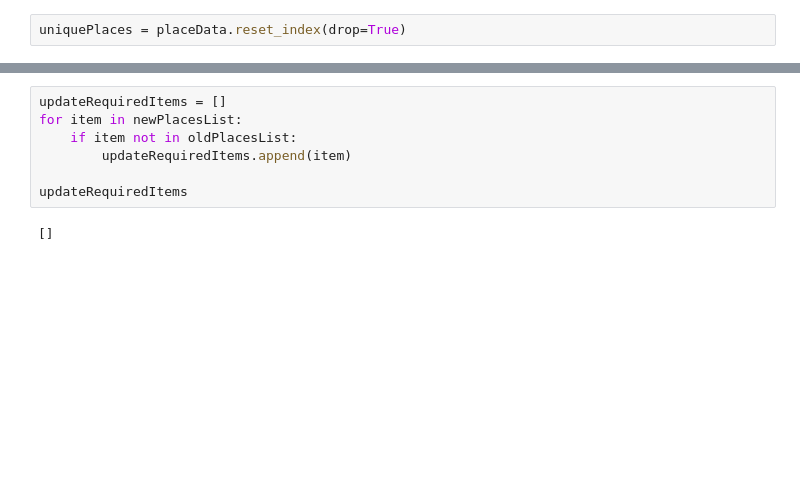
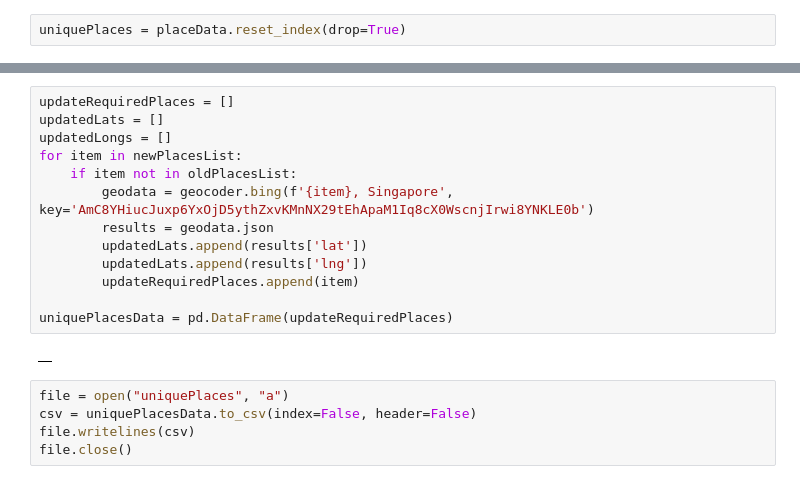
Before and after one commit to AryaVatsa/Daily-Dengue-Cluster-Data-, a Jupyter notebook: Dengue/coord.ipynb, the cells around one changed output, grey strips where cells are left out. Drawn from its saved outputs; the diff is of its cells as text; blank space fills up the shorter version.

```diff
--- a/Dengue/coord.ipynb
+++ b/Dengue/coord.ipynb
@@ -134,9 +136,20 @@ newPlacesList
-# %%
-updateRequiredItems = []
-for item in newPlacesList:
-    if item not in oldPlacesList:
-        updateRequiredItems.append(item)
-
-updateRequiredItems
-# %% [output]
-[]
+# %%
+updateRequiredPlaces = []
+updatedLats = []
+updatedLongs = []
+for item in newPlacesList:
+    if item not in oldPlacesList:
+        geodata = geocoder.bing(f'{item}, Singapore', key='AmC8YHiucJuxp6YxOjD5ythZxvKMnNX29tEhApaM1Iq8cX0WscnjIrwi8YNKLE0b')
+        results = geodata.json
+        updatedLats.append(results['lat'])
+        updatedLats.append(results['lng'])
+        updateRequiredPlaces.append(item)
+
+uniquePlacesData = pd.DataFrame(updateRequiredPlaces)
+# %% [output]
+|  |
+# %%
+file = open("uniquePlaces", "a")
+csv = uniquePlacesData.to_csv(index=False, header=False)
+file.writelines(csv)
+file.close()
```
Also changed, not shown: parts of 13 cells of this notebook, 9 other files.
